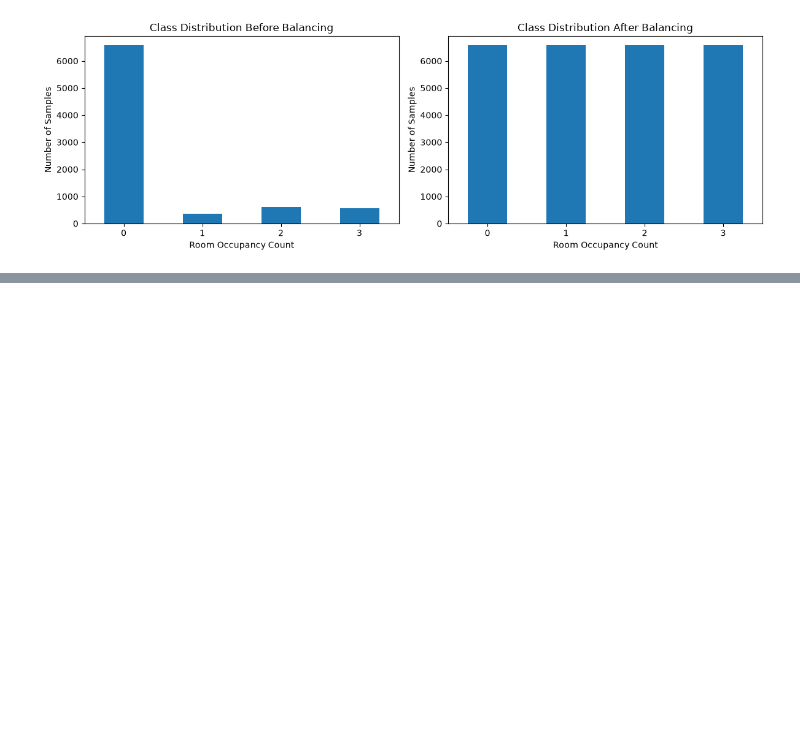
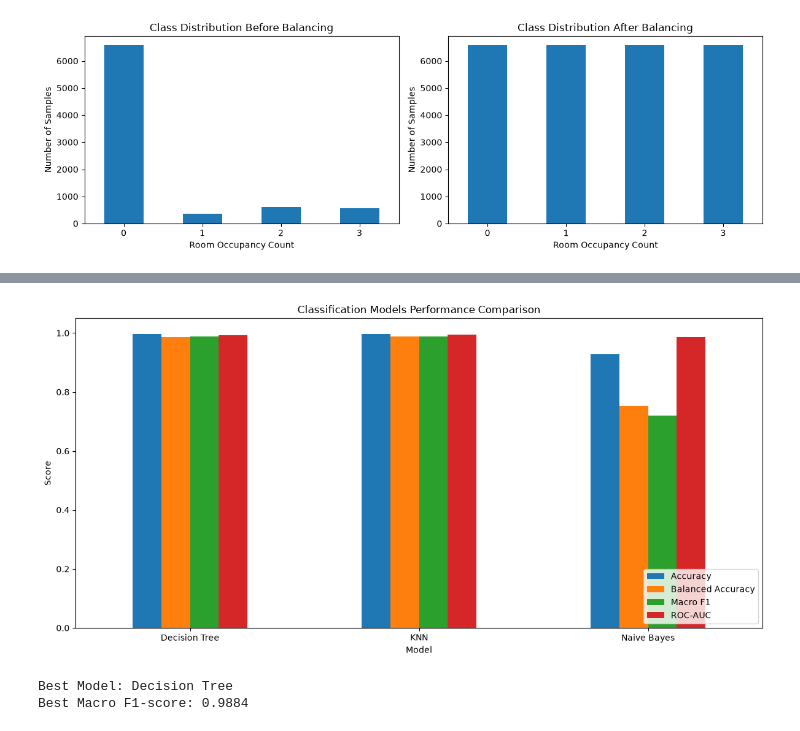
Before and after one commit to Mohamed66Hemdan/Room-Occupancy-Estimation-ML-Model, a Jupyter notebook: Project/Project.ipynb, the cells around one changed output, grey strips where cells are left out. Cells and saved outputs as stored; diff of their text form; code cells hidden in the pictures; blank space fills up the shorter version.

```diff
--- a/Project/Project.ipynb
+++ b/Project/Project.ipynb
@@ -756,0 +1375,17 @@ plt.show()
+# %%
+# Model Comparison Table [Macro F1]
+
+comparison_df = pd.DataFrame(
+    model_results
+).T
+
+comparison_df = comparison_df.sort_values(
+    by="Macro F1",
+    ascending=False
+)
+
+print("Models Comparison:")
+
+display(
+    comparison_df.round(4)
+    )
@@ -756,0 +1398,42 @@ plt.show()
+# %%
+# Visual Model Comparison
+
+comparison_df[
+    [
+        "Accuracy",
+        "Balanced Accuracy",
+        "Macro F1",
+        "ROC-AUC"
+    ]
+].plot(
+    kind="bar",
+    figsize=(12, 6)
+)
+
+plt.title("Classification Models Performance Comparison")
+plt.xlabel("Model")
+plt.ylabel("Score")
+plt.ylim(0, 1.05)
+plt.xticks(rotation=0)
+plt.legend(loc="lower right")
+plt.tight_layout()
+plt.show()
+# %% [output]
+[figure, added]
+# %%
+# Select Best Model
+
+best_model_name = comparison_df[
+    "Macro F1"
+].idxmax()
+
+best_model_score = comparison_df.loc[
+    best_model_name,
+    "Macro F1"
+]
+
+print("Best Model:", best_model_name)
+print("Best Macro F1-score:", round(best_model_score, 4))
+# %% [output]
+Best Model: Decision Tree
+Best Macro F1-score: 0.9884
```
Also changed, not shown: parts of 14 cells of this notebook.
